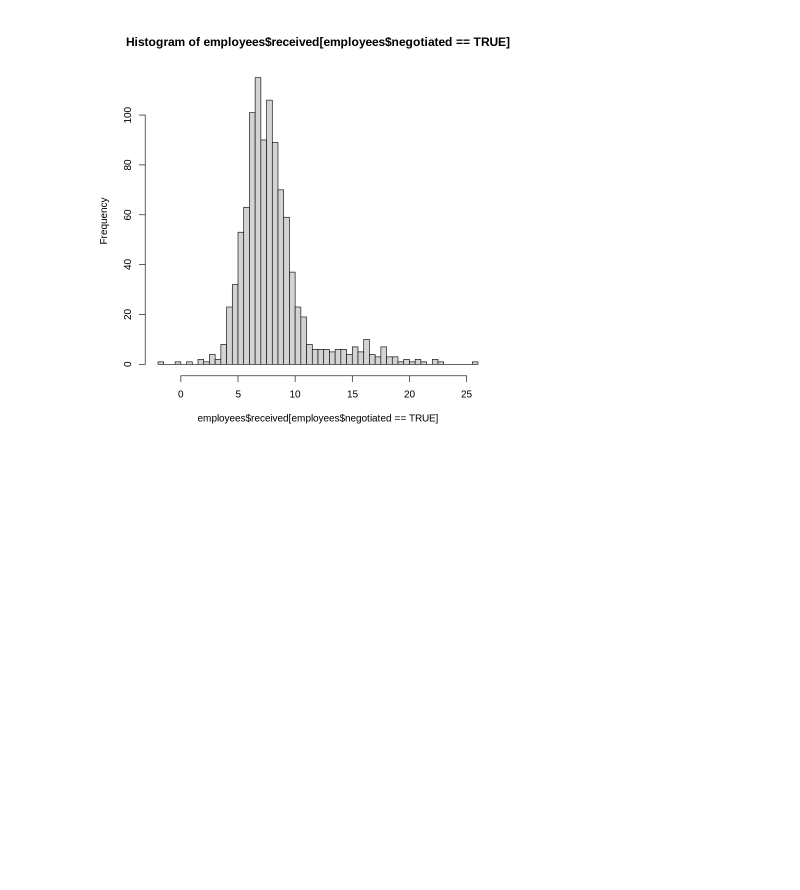
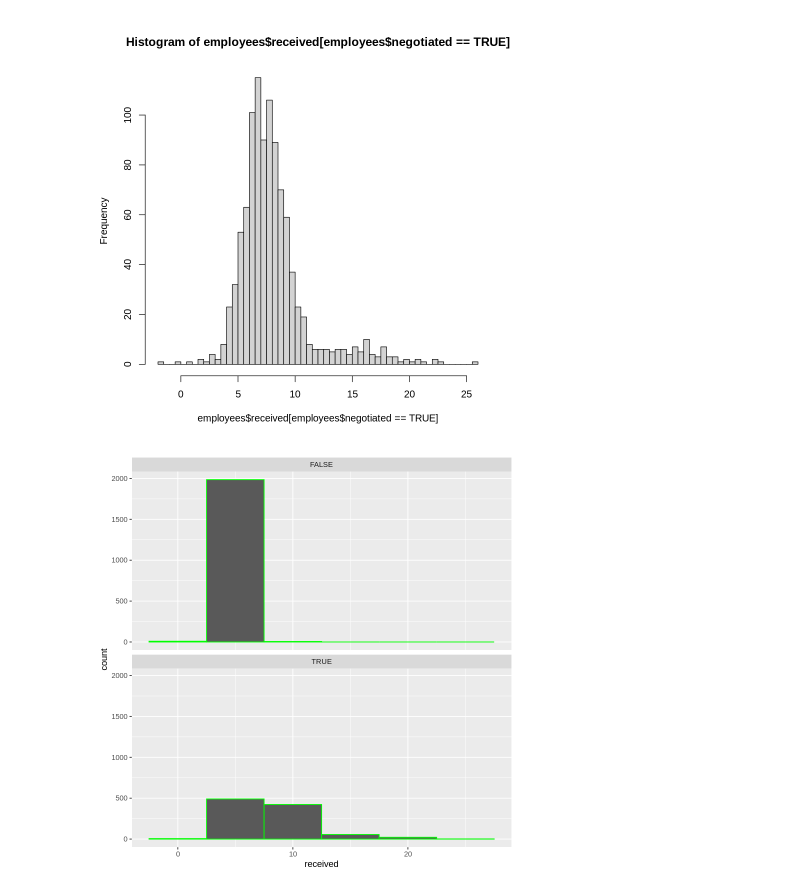
Before and after one commit to prakharsrivastava/powerbi, a Jupyter notebook: HeadFirst_Data_analysis_ch_9_R_Langauage.ipynb, the cells around one changed output. Drawn from its saved outputs; the diff is of its cells as text; code cells hidden in the pictures; blank space fills up the shorter version.

```diff
--- a/HeadFirst_Data_analysis_ch_9_R_Langauage.ipynb
+++ b/HeadFirst_Data_analysis_ch_9_R_Langauage.ipynb
@@ -46,3 +75,8 @@ hist(employees$received[employees$negotiated == TRUE],
 breaks = 50)
 # %% [output]
 [figure]
+# %%
+ attach(employees)
+ ggplot(data=employees,mapping=aes(x=received))+geom_histogram(color="green",binwidth=5) + facet_wrap(~ negotiated,nrow=6)
+# %% [output]
+[figure, added]
```
Also changed, not shown: parts of 11 cells of this notebook.
